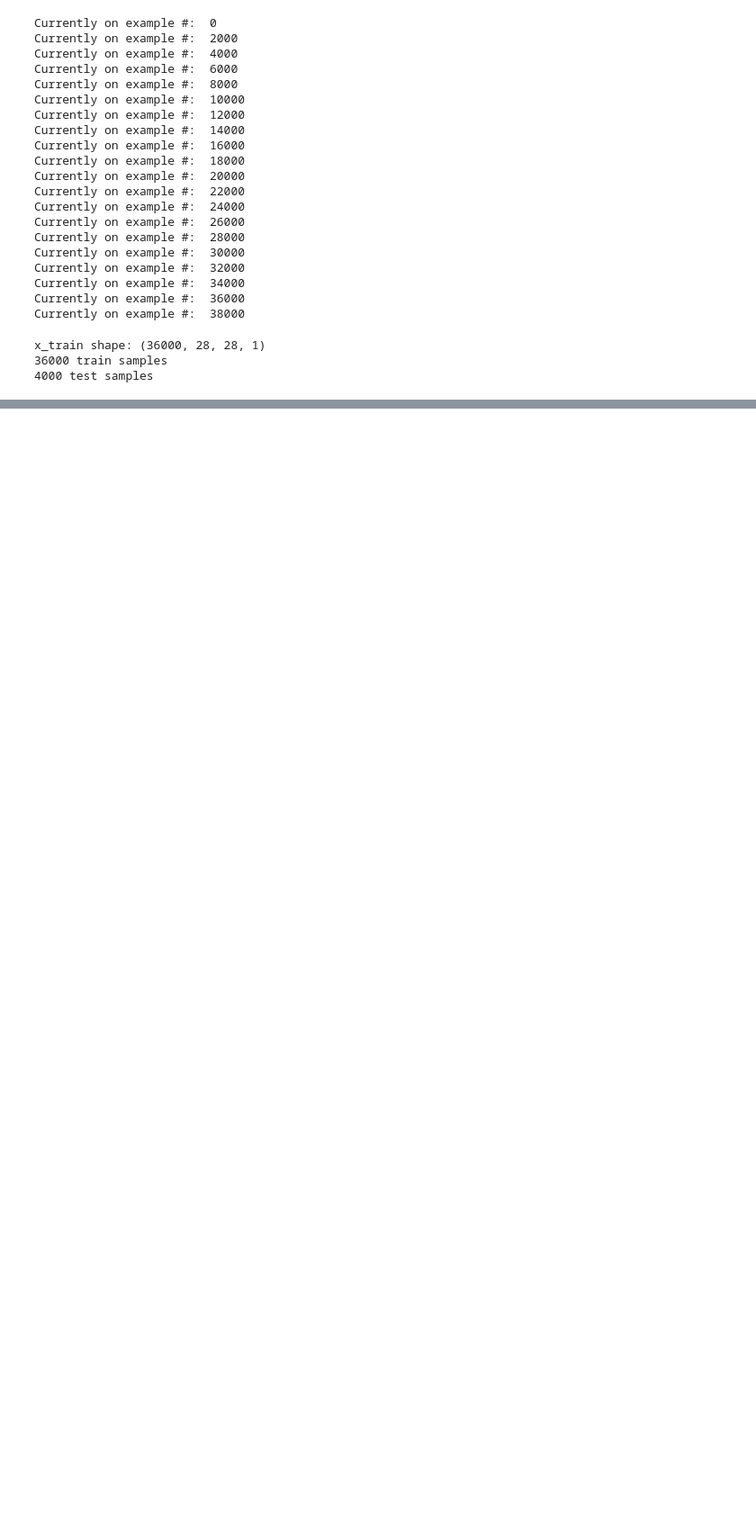
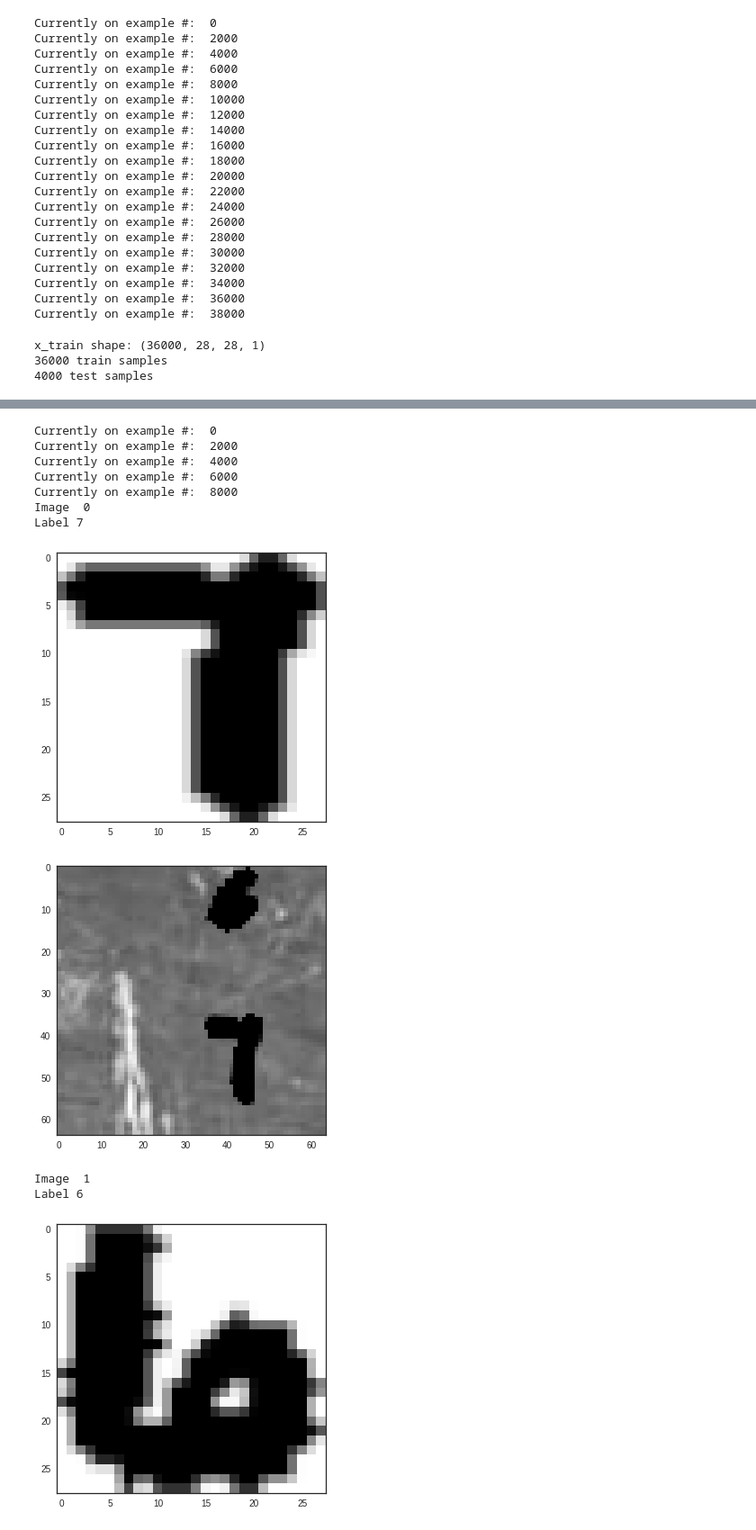
Before and after one commit to parthkhanna150/MNIST_Image_Classifier, a Jupyter notebook: hope_to_beat_akshal_score.ipynb, the cells around one changed output, grey strips where cells are left out. Shown at 90% size. Cells and saved outputs as stored; diff of their text form; code cells hidden in the pictures; blank space fills up the shorter version.

Commit message:
model_94.7_parth

```diff
--- a/hope_to_beat_akshal_score.ipynb
+++ b/hope_to_beat_akshal_score.ipynb
@@ -274,0 +316,2 @@ Test accuracy: 0.9355
+# %%
+model.compile(optimizer = optimizer , loss = "categorical_crossentropy", metrics=["accuracy"])
@@ -274,0 +327,19 @@ Test accuracy: 0.9355
+# %%
+# With data augmentation to prevent overfitting (accuracy 0.99286)
+
+datagen = ImageDataGenerator(
+        featurewise_center=False,  # set input mean to 0 over the dataset
+        samplewise_center=False,  # set each sample mean to 0
+        featurewise_std_normalization=False,  # divide inputs by std of the dataset
+        samplewise_std_normalization=False,  # divide each input by its std
+        zca_whitening=False,  # apply ZCA whitening
+        rotation_range=24,  # randomly rotate images in the range (degrees, 0 to 180)
+        horizontal_flip=False,  # randomly flip images
+        vertical_flip=False)  # randomly flip images
+
+datagen.fit(x_train)
+# %%
+history = model.fit_generator(datagen.flow(x_train,y_train, batch_size=batch_size),
+                              epochs = epochs, validation_data = (x_test,y_test),
+                              verbose = 2, steps_per_epoch=x_train.shape[0] // batch_size
+                              , callbacks=[learning_rate_reduction])
@@ -274,0 +364,37 @@ Test accuracy: 0.9355
+# %%
+x_test = preprocess(test_images, 28)
+x_test_r = x_test.reshape(x_test.shape[0], 28, 28, 1)
+y_test=model.predict(x_test_r)
+y_pred = np.argmax(y_test, axis=1)
+with open("submission.csv", "w+") as f:
+  f.write("Id,Category\n")
+  for i in range(y_pred.shape[0]):
+    s = "" + str(i) + ',' + str(int(y_pred[i])) + "\n"
+    f.write(s)
+f.close()
+files.download("submission.csv")
+
+import random
+#Checking the test predictions
+for i in range (10):
+  idx = random.randint(0, y_test.shape[0])
+  print ("Image ", i)
+  print ("Label", y_pred[idx])
+
+  plt.imshow(x_test[idx])
+  plt.show()
+  plt.imshow(test_images[idx])
+  plt.show()
+# %% [output]
+Currently on example #:  0
+Currently on example #:  2000
+Currently on example #:  4000
+Currently on example #:  6000
+Currently on example #:  8000
+Image  0
+Label 7
+[figure, added]
+[figure, added]
+Image  1
+Label 6
+[figure, added]
```
Also changed, not shown: parts of 11 cells of this notebook.
